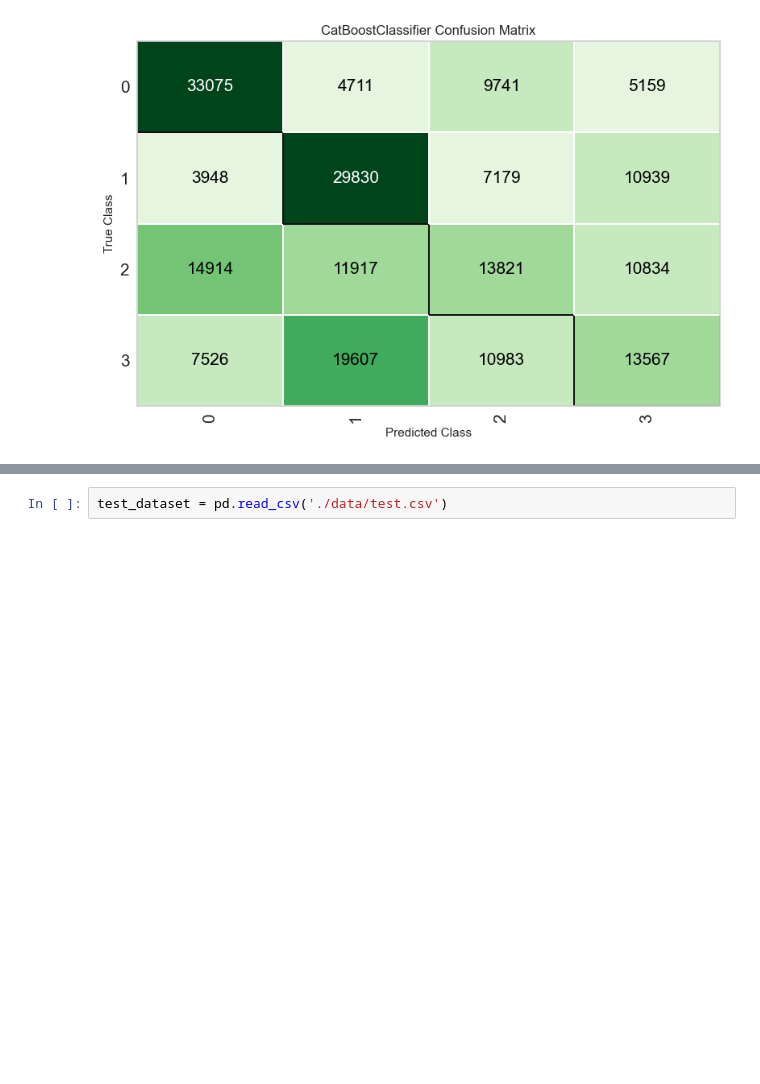
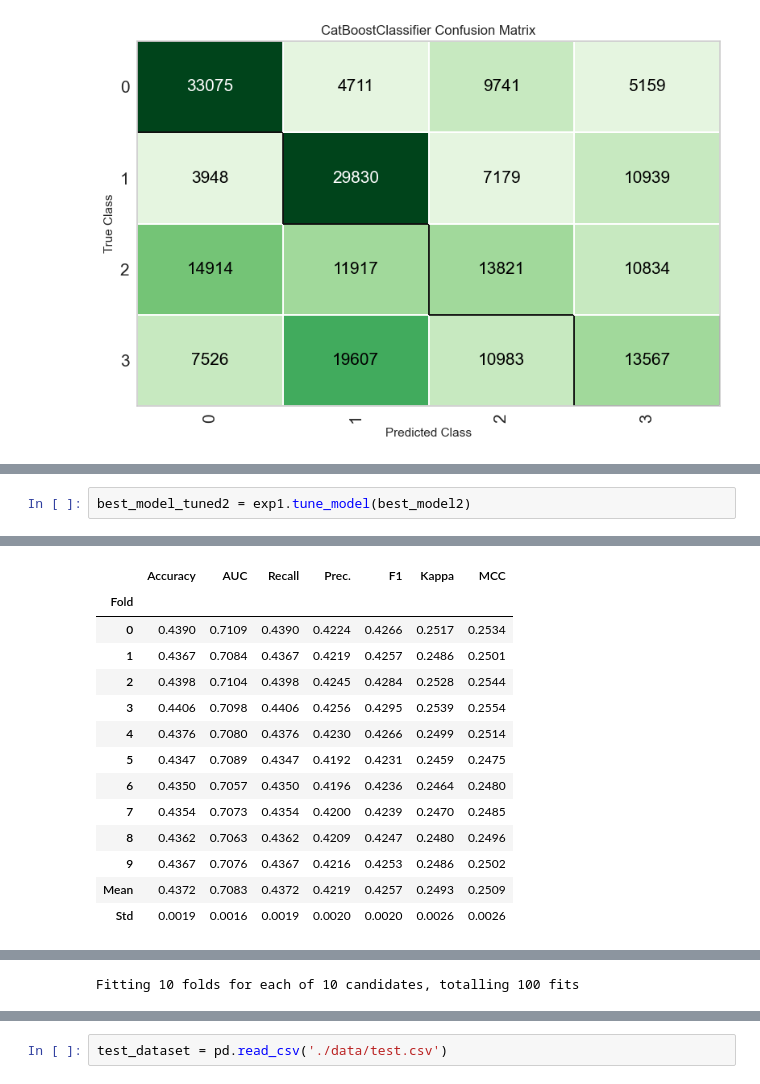
Before and after one commit to Astolfo2332/ICFES_pro_prediction, a Jupyter notebook: Models_quick_analisys.ipynb, the cells around one changed output, grey strips where cells are left out. Cells and saved outputs as stored; diff of their text form; blank space fills up the shorter version.

```diff
--- a/Models_quick_analisys.ipynb
+++ b/Models_quick_analisys.ipynb
@@ -176,0 +196,3 @@ plot_model(best_model_tuned, plot = 'confusion_matrix')
+# %%
+best_model_tuned2 = exp1.tune_model(best_model2)
+# %% [output]
@@ -176,0 +200,14 @@ plot_model(best_model_tuned, plot = 'confusion_matrix')
+|  | Accuracy | AUC | Recall | Prec. | F1 | Kappa | MCC |
+| Fold |  |  |  |  |  |  |  |
+| 0 | 0.4390 | 0.7109 | 0.4390 | 0.4224 | 0.4266 | 0.2517 | 0.2534 |
+| 1 | 0.4367 | 0.7084 | 0.4367 | 0.4219 | 0.4257 | 0.2486 | 0.2501 |
+| 2 | 0.4398 | 0.7104 | 0.4398 | 0.4245 | 0.4284 | 0.2528 | 0.2544 |
+| 3 | 0.4406 | 0.7098 | 0.4406 | 0.4256 | 0.4295 | 0.2539 | 0.2554 |
+| 4 | 0.4376 | 0.7080 | 0.4376 | 0.4230 | 0.4266 | 0.2499 | 0.2514 |
+| 5 | 0.4347 | 0.7089 | 0.4347 | 0.4192 | 0.4231 | 0.2459 | 0.2475 |
+| 6 | 0.4350 | 0.7057 | 0.4350 | 0.4196 | 0.4236 | 0.2464 | 0.2480 |
+| 7 | 0.4354 | 0.7073 | 0.4354 | 0.4200 | 0.4239 | 0.2470 | 0.2485 |
+| 8 | 0.4362 | 0.7063 | 0.4362 | 0.4209 | 0.4247 | 0.2480 | 0.2496 |
+| 9 | 0.4367 | 0.7076 | 0.4367 | 0.4216 | 0.4253 | 0.2486 | 0.2502 |
+| Mean | 0.4372 | 0.7083 | 0.4372 | 0.4219 | 0.4257 | 0.2493 | 0.2509 |
+| Std | 0.0019 | 0.0016 | 0.0019 | 0.0020 | 0.0020 | 0.0026 | 0.0026 |
@@ -176,0 +215 @@ plot_model(best_model_tuned, plot = 'confusion_matrix')
+Fitting 10 folds for each of 10 candidates, totalling 100 fits
```
Also changed, not shown: parts of 8 cells of this notebook.
